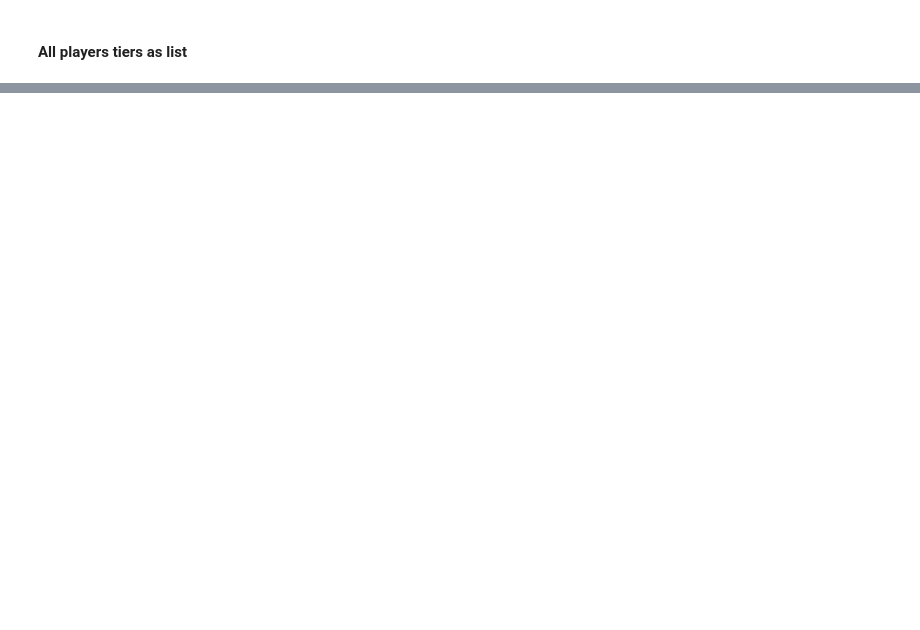
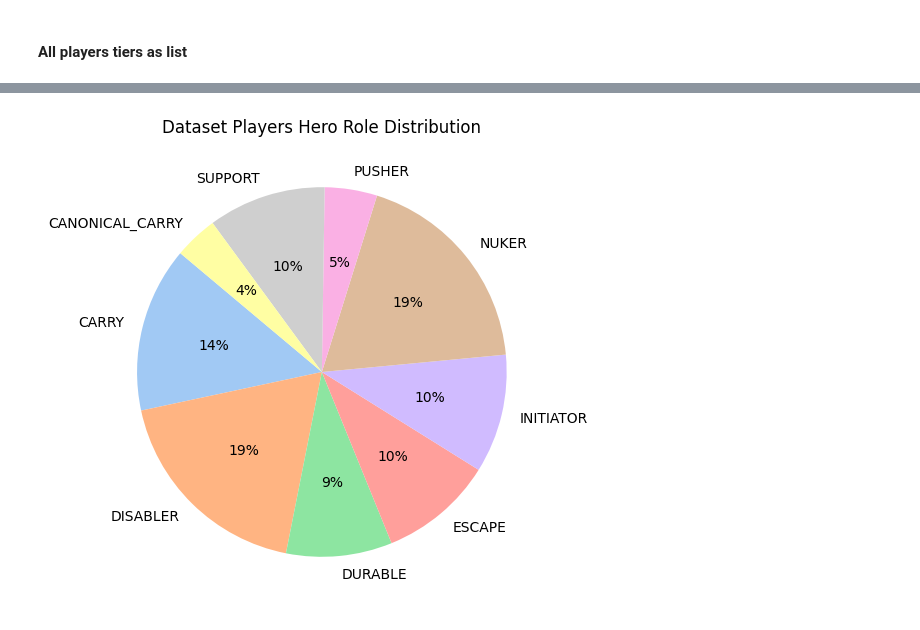
Before and after one commit to batukav/mmr-predictor, a Jupyter notebook: src/mongo_match_eda.ipynb, the cells around one changed output, grey strips where cells are left out. Cells and saved outputs as stored; diff of their text form; code cells hidden in the pictures; blank space fills up the shorter version.

```diff
--- a/src/mongo_match_eda.ipynb
+++ b/src/mongo_match_eda.ipynb
@@ -478,13 +331,13 @@ plt.show()
 
 all_stats_mean: list[pd.Series] = []
 
-for role in tqdm(Role):
+for role in tqdm(dapi.Role):
 
     # skip
-    if role == Role.ANY:
+    if role == dapi.Role.ANY:
         continue
 
-    df_ = get_kpis_by_role(role)
+    df_ = dapi.get_kpis_by_role(col, role)
     df_.drop("hero_id", axis=1, inplace=True)
     role_mean = df_.mean().round(2) # get mean of all kpis
     role_mean = pd.concat([role_mean, pd.Series({"count": len(df_)})]) # add sample count
@@ -507,0 +367,10 @@ plt.show()
+# %%
+plt.figure(figsize=(10, 6))
+colors = sns.color_palette('pastel')[0:len(df_stats_mean.index)]
+plt.pie(df_stats_mean["count"], labels=df_stats_mean.index, colors=colors, autopct='%1.0f%%', startangle=140)
+plt.title("Dataset Players Hero Role Distribution")
+# plt.legend(title="Classes")
+
+plt.show()
+# %% [output]
+[figure, added]
```
Also changed, not shown: parts of 24 cells of this notebook, 1 other file.
